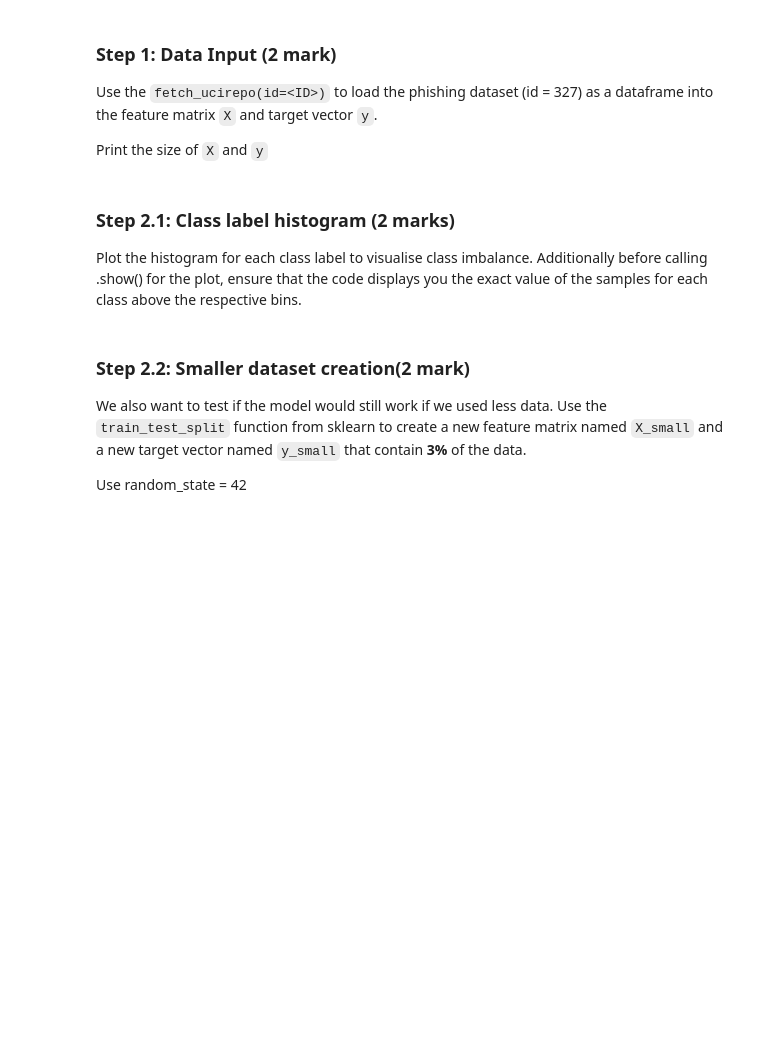
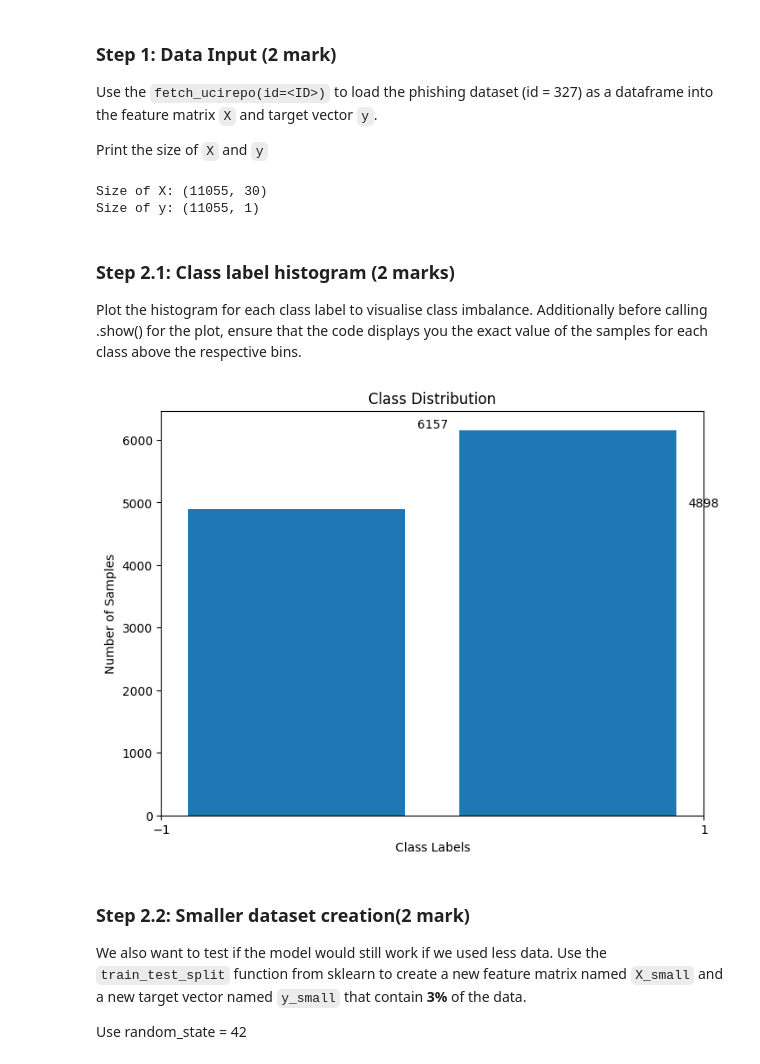
Before and after one commit to ChisomOnyeukwu/engg680_2024_fall, a Jupyter notebook: Lab_Assignment3/Assignment3.ipynb, the cells around one changed output. Drawn from its saved outputs; the diff is of its cells as text; code cells hidden in the pictures; blank space fills up the shorter version.

```diff
--- a/Lab_Assignment3/Assignment3.ipynb
+++ b/Lab_Assignment3/Assignment3.ipynb
@@ -538,8 +543,15 @@ from ucimlrepo import fetch_ucirepo
 phishing_websites = fetch_ucirepo(id=327)
 
 # TO DO: data (as pandas dataframes) (1 mark)
+X = phishing_websites.data.features
+y = phishing_websites.data.targets
 
 # TO DO: display sizes of X and y (1 mark)
+print(f"Size of X: {X.shape}")
+print(f"Size of y: {y.shape}")
+# %% [output]
+Size of X: (11055, 30)
+Size of y: (11055, 1)
 # %% [markdown]
 ### Step 2.1: Class label histogram (2 marks)
 
@@ -554,3 +559,31 @@ plt.show()
+# %%
+# TO DO: Check the class distribution of y (2 mark)
+import matplotlib.pyplot as plt
+import numpy as np
+
+# Count occurences of each class label
+class_counts = y['result'].value_counts()
+
+# Create the histogram
+plt.figure(figsize=(8, 6))
+plt.hist(y['result'], bins=2, align='mid', rwidth=0.8)  # Assuming only two classes
+plt.xlabel("Class Labels")
+plt.ylabel("Number of Samples")
+plt.title("Class Distribution")
+
+# Annotate the bars with the exact counts
+for i, count in enumerate(class_counts):
+    plt.text(i, count + -10,
+             str(count),
+             ha='center',
+             va='bottom')
+plt.xticks([-1, 1]) # Set x-axis ticks
+
+# Display exact values for each bin in the histogram
+
+plt.show()
+# %% [output]
+[figure, added]
 # %% [markdown]
 ### Step 2.2: Smaller dataset creation(2 mark)
 
```
Also changed, not shown: parts of 11 cells of this notebook.
